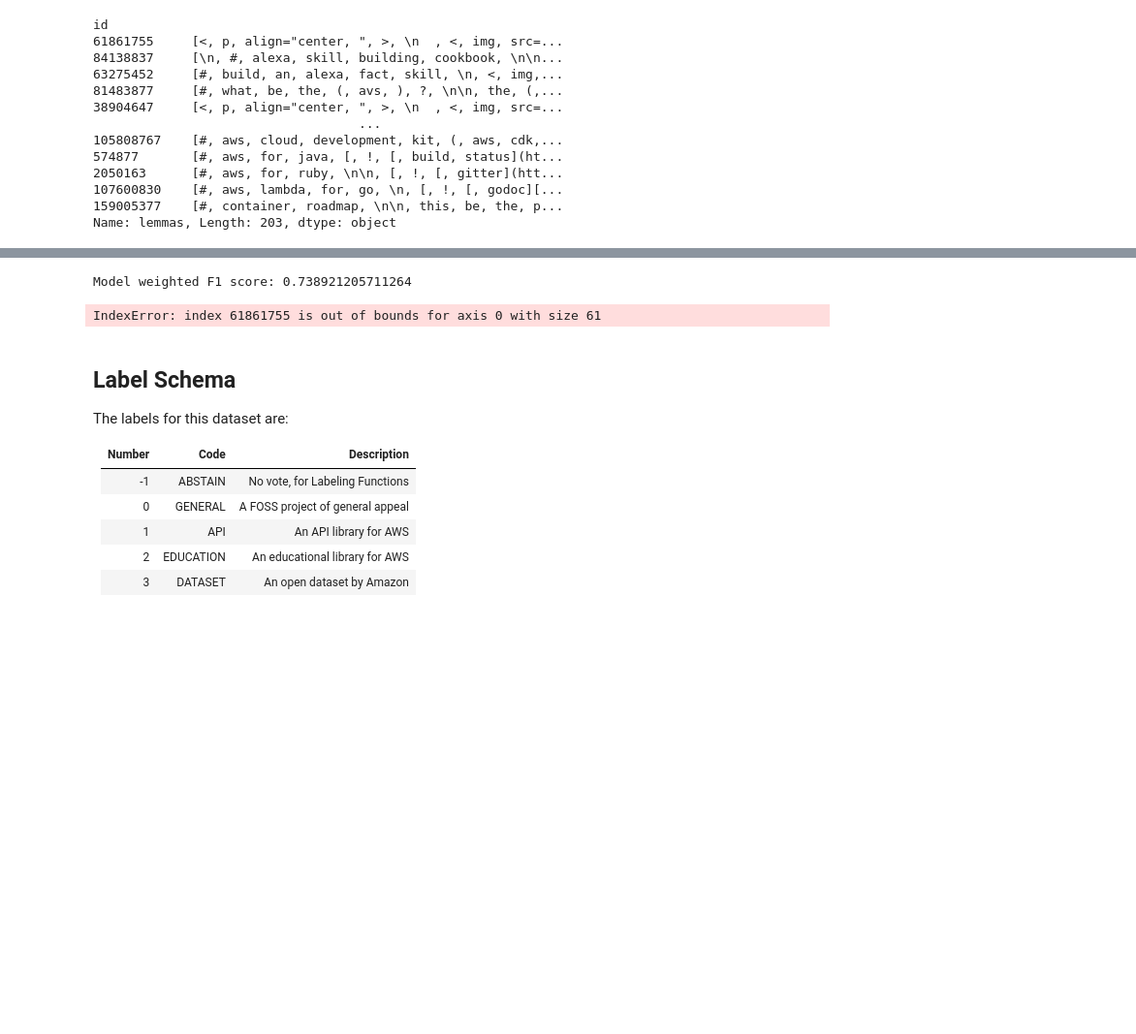
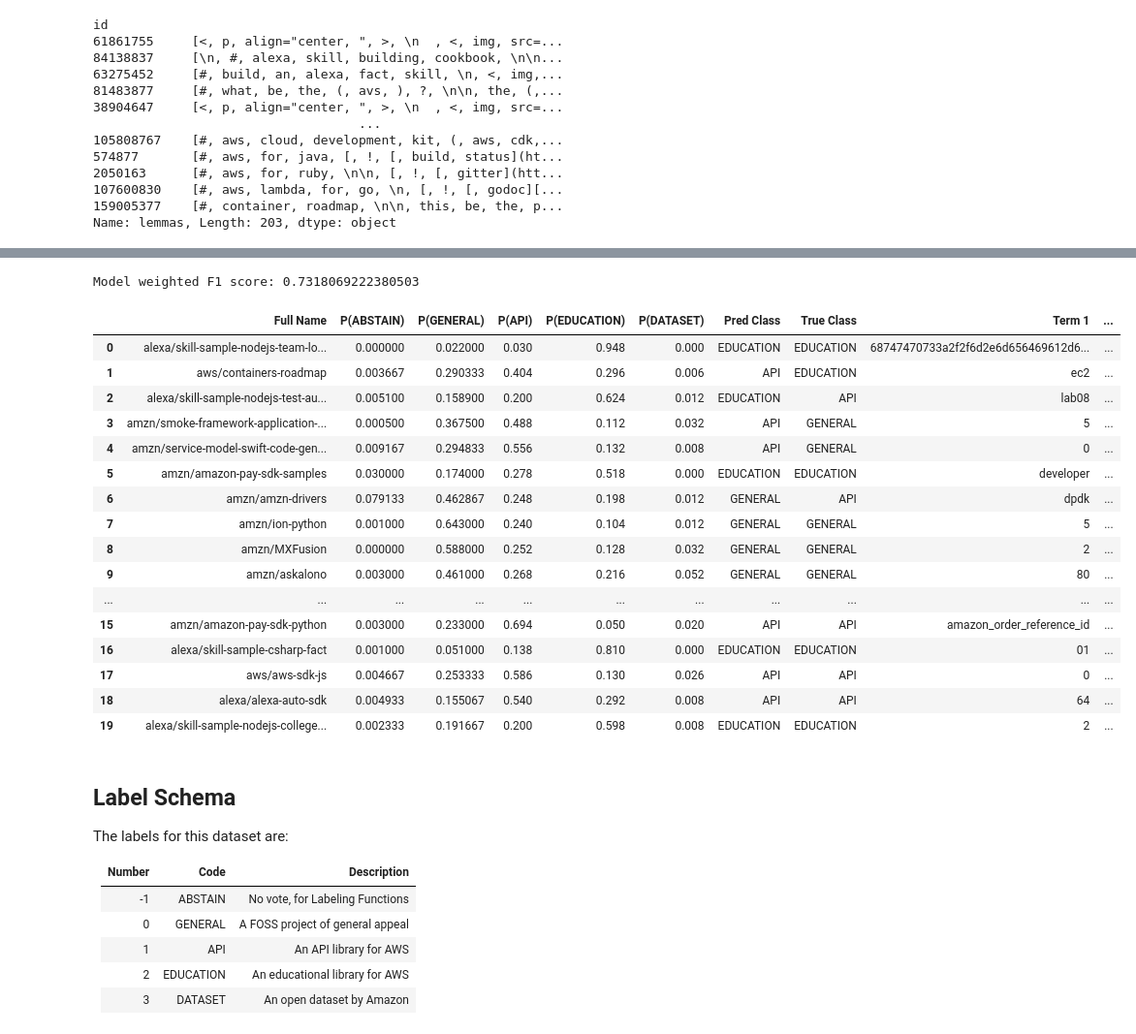
Before and after one commit to rjurney/amazon_open_source, a Jupyter notebook: 3_Amazon_Open_Source_Analysis.ipynb, the cells around one changed output, grey strips where cells are left out. Shown: that part at 97% size. Drawn from its saved outputs; the diff is of its cells as text; code cells hidden in the pictures; blank space fills up the shorter version.

```diff
--- a/3_Amazon_Open_Source_Analysis.ipynb
+++ b/3_Amazon_Open_Source_Analysis.ipynb
@@ -268,8 +268,12 @@ Name: lemmas, Length: 203, dtype: object
 # %%
+from sklearn.feature_extraction.text import TfidfVectorizer
+from sklearn.model_selection import train_test_split
+
+
 vectorizer = TfidfVectorizer(
     analyzer='word',
     min_df=3,
-    #stop_words='english',
+    stop_words='english',
     tokenizer=lambda x: x,
     preprocessor=lambda x: x,
     token_pattern=None,
@@ -278,7 +282,7 @@ vectorizer = TfidfVectorizer(
 
 df_gold_train, df_gold_test, train_labels, test_labels = train_test_split(
     df_gold,
-    df_gold['label_num'].values,
+    df_gold['label_num'],
     test_size=0.3,
     random_state=1337,
 )
@@ -289,18 +293,3 @@ train_vec = vectorizer.fit_transform(
 test_vec = vectorizer.transform(
     df_gold_test['lemmas']
 )
-
-
-clf = RandomForestClassifier(n_estimators=500)
-clf.fit(train_vec, train_labels)
-
-# Display features and importances in a DataFrame
-features = pd.DataFrame(
-    {'importance': clf.feature_importances_},
-    index=vectorizer.get_feature_names()
-)
-features = features.sort_values(
-    by=['importance'],
-    ascending=False
-)
-features[0:20]
@@ -351,53 +354,59 @@ print(f"Model weighted F1 score: {f1_score(test_labels, pred, average=avg)}")
 
 c = make_pipeline(vectorizer, clf)
 # %% [output]
-Model weighted F1 score: 0.738921205711264
+Model weighted F1 score: 0.7318069222380503
 # %%
 from lime.lime_text import LimeTextExplainer
 explainer = LimeTextExplainer(class_names=class_names)
 
 prob_rows = []
-for idx in df_gold.index[0:20]:
+for idx in df_gold_test.index[0:20]:
     exp = explainer.explain_instance(
-        df_gold['lemmas'].apply(lambda x: ' '.join(x))[idx],
+        df_gold_test['lemmas'].apply(lambda x: ' '.join(x))[idx],
         c.predict_proba,
         num_features=5
     )
-    full_name  = df_gold['full_name'][idx]
-    probs      = c.predict_proba([df_gold['lemmas'][idx]])
+    full_name  = df_gold_test['full_name'][idx]
+    probs      = c.predict_proba([df_gold_test['lemmas'][idx]])
     pred_index = np.argmax(probs[0])
     pred_class = class_names[pred_index]
     true_class = class_names[number_to_index(test_labels[idx])]
     top_terms  = sorted(exp.as_list(), key=lambda x: x[1])
-
-#     print('Project full_name:', full_name)
-#     print('Probability(ABSTAIN)   =', probs[0,0])
-#     print('Probability(GENERAL)   =', probs[0,1])
-#     print('Probability(API)       =', probs[0,2])
-#     print('Probability(EDUCATION) =', probs[0,3])
-#     print('Probability(DATASET)   =', probs[0,4])
-#     print('Pred class: %s' % pred_class)
-#     print('True class: %s' % true_class)
-#     print(top_terms)
 
     row = [
         [full_name] + \
         probs[0].tolist() + \
         [pred_class, true_class] + \
         [x[0] for x in top_terms]
     ]
     prob_rows.append(row[0])
 
 pd.DataFrame(
     prob_rows,
     columns=[
         'Full Name', 'P(ABSTAIN)', 'P(GENERAL)', 'P(API)', 'P(EDUCATION)',
         'P(DATASET)', 'Pred Class', 'True Class', 'Term 1', 'Term 2',
         'Term 3', 'Term 4', 'Term 5',
     ]
 )
 # %% [output]
-IndexError: index 61861755 is out of bounds for axis 0 with size 61
+|  | Full Name | P(ABSTAIN) | P(GENERAL) | P(API) | P(EDUCATION) | P(DATASET) | Pred Class | True Class | Term 1 | ... |
+| 0 | alexa/skill-sample-nodejs-team-lo... | 0.000000 | 0.022000 | 0.030 | 0.948 | 0.000 | EDUCATION | EDUCATION | 68747470733a2f2f6d2e6d656469612d6... | ... |
+| 1 | aws/containers-roadmap | 0.003667 | 0.290333 | 0.404 | 0.296 | 0.006 | API | EDUCATION | ec2 | ... |
+| 2 | alexa/skill-sample-nodejs-test-au... | 0.005100 | 0.158900 | 0.200 | 0.624 | 0.012 | EDUCATION | API | lab08 | ... |
+| 3 | amzn/smoke-framework-application-... | 0.000500 | 0.367500 | 0.488 | 0.112 | 0.032 | API | GENERAL | 5 | ... |
+| 4 | amzn/service-model-swift-code-gen... | 0.009167 | 0.294833 | 0.556 | 0.132 | 0.008 | API | GENERAL | 0 | ... |
+| 5 | amzn/amazon-pay-sdk-samples | 0.030000 | 0.174000 | 0.278 | 0.518 | 0.000 | EDUCATION | EDUCATION | developer | ... |
+| 6 | amzn/amzn-drivers | 0.079133 | 0.462867 | 0.248 | 0.198 | 0.012 | GENERAL | API | dpdk | ... |
+| 7 | amzn/ion-python | 0.001000 | 0.643000 | 0.240 | 0.104 | 0.012 | GENERAL | GENERAL | 5 | ... |
+| 8 | amzn/MXFusion | 0.000000 | 0.588000 | 0.252 | 0.128 | 0.032 | GENERAL | GENERAL | 2 | ... |
+| 9 | amzn/askalono | 0.003000 | 0.461000 | 0.268 | 0.216 | 0.052 | GENERAL | GENERAL | 80 | ... |
+| ... | ... | ... | ... | ... | ... | ... | ... | ... | ... | ... |
+| 15 | amzn/amazon-pay-sdk-python | 0.003000 | 0.233000 | 0.694 | 0.050 | 0.020 | API | API | amazon_order_reference_id | ... |
+| 16 | alexa/skill-sample-csharp-fact | 0.001000 | 0.051000 | 0.138 | 0.810 | 0.000 | EDUCATION | EDUCATION | 01 | ... |
+| 17 | aws/aws-sdk-js | 0.004667 | 0.253333 | 0.586 | 0.130 | 0.026 | API | API | 0 | ... |
+| 18 | alexa/alexa-auto-sdk | 0.004933 | 0.155067 | 0.540 | 0.292 | 0.008 | API | API | 64 | ... |
+| 19 | alexa/skill-sample-nodejs-college... | 0.002333 | 0.191667 | 0.200 | 0.598 | 0.008 | EDUCATION | EDUCATION | 2 | ... |
 # %%
 %%html
 <style>
```
Also changed, not shown: parts of 8 cells of this notebook.
